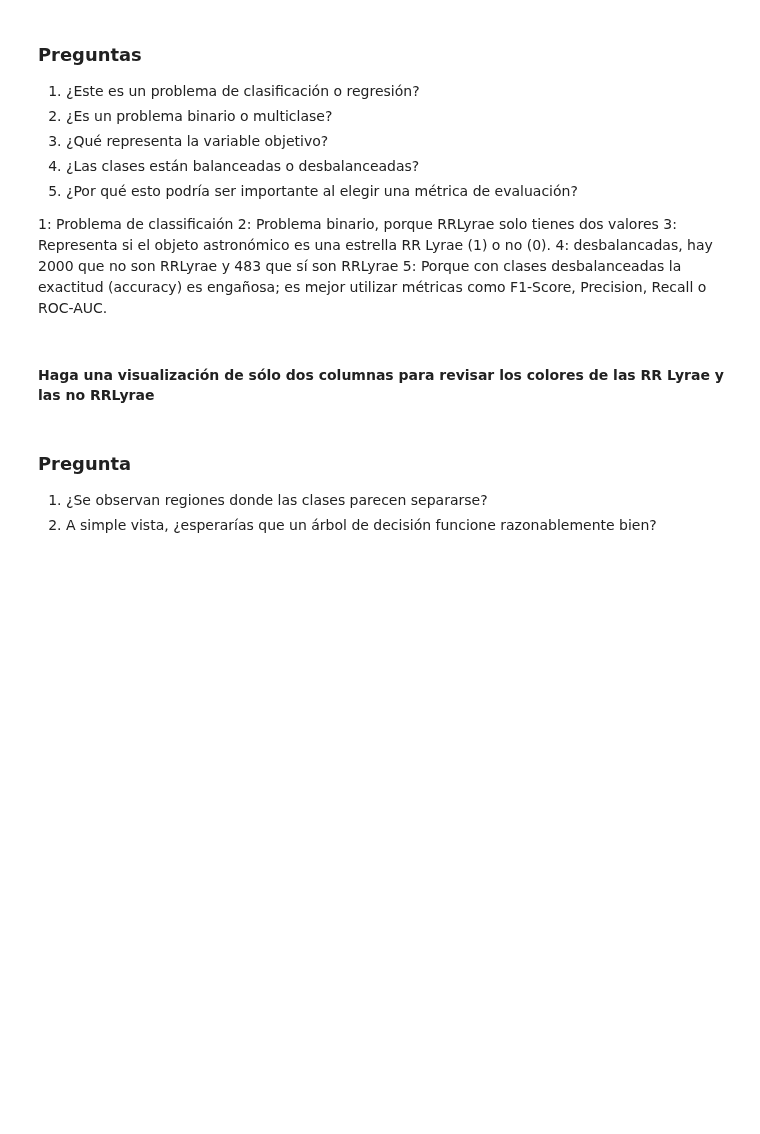
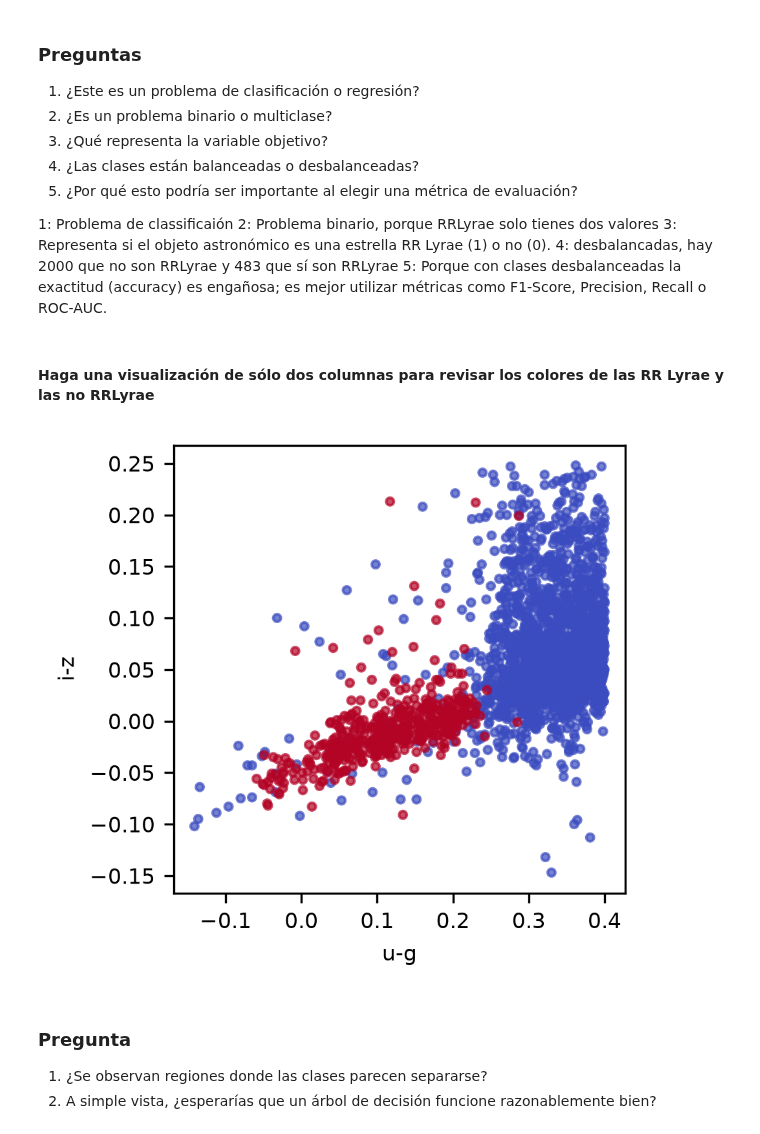
Before and after one commit to tobi557/ML_USM, a Jupyter notebook: Actividades/Semana4_evaluacion_modelos_ML.ipynb, the cells around one changed output. Drawn from its saved outputs; the diff is of its cells as text; code cells hidden in the pictures; blank space fills up the shorter version.

```diff
--- a/Actividades/Semana4_evaluacion_modelos_ML.ipynb
+++ b/Actividades/Semana4_evaluacion_modelos_ML.ipynb
@@ -109,9 +109,13 @@ df["RR_Lyrae"].unique(), df['RR_Lyrae'].value_counts()
 # %%
 #complete la celda
 plt.figure(figsize=(3,3))
 
 sc=plt.scatter(df['u-g'], df['i-z'], c=df['RR_Lyrae'], cmap='coolwarm', s=8, alpha=0.7)
+plt.xlabel("u-g")
+plt.ylabel("i-z")
 plt.show()
+# %% [output]
+[figure, added]
 # %% [markdown]
 ### Pregunta
 1. ¿Se observan regiones donde las clases parecen separarse?
```
Also changed, not shown: parts of 10 cells of this notebook, 1 other file.
